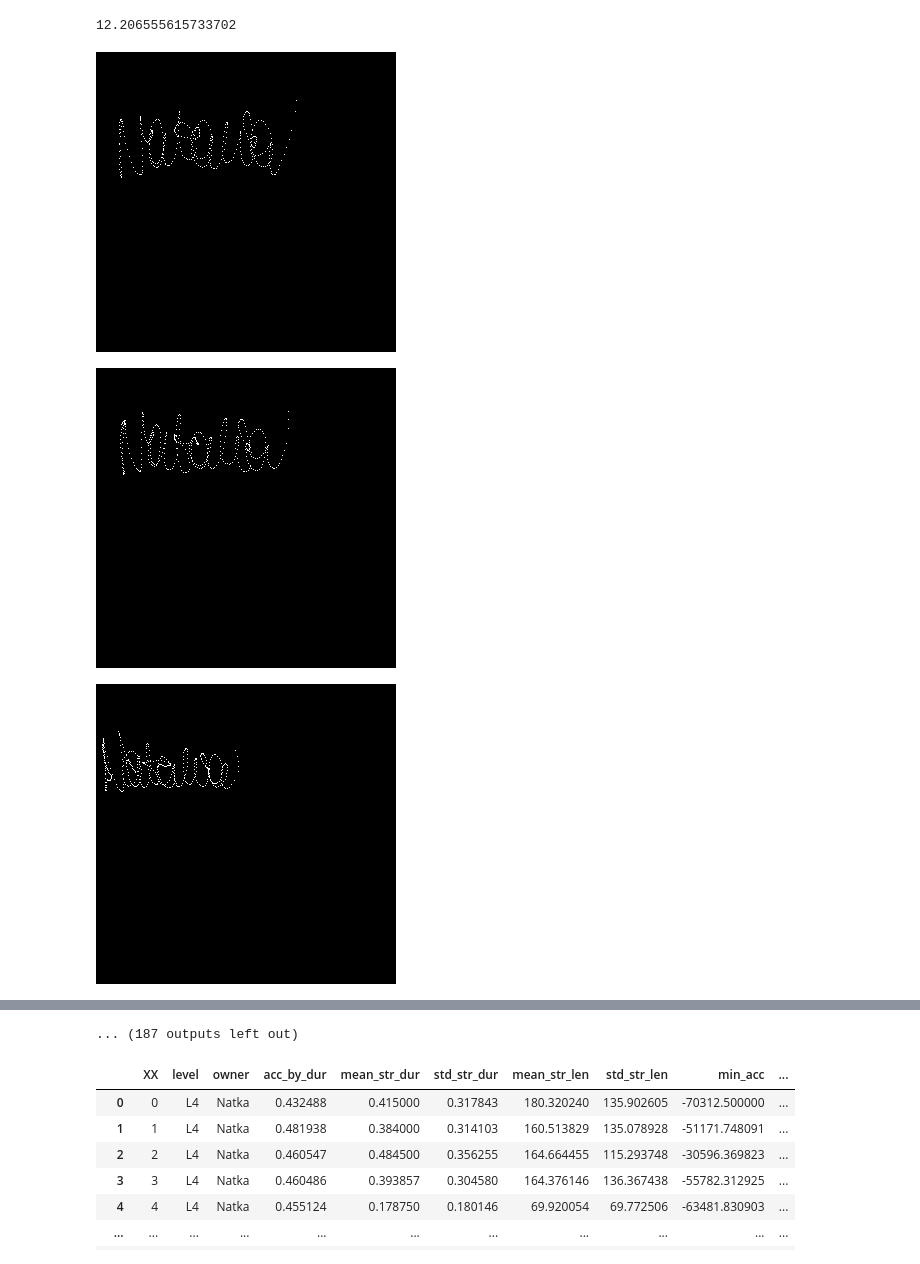
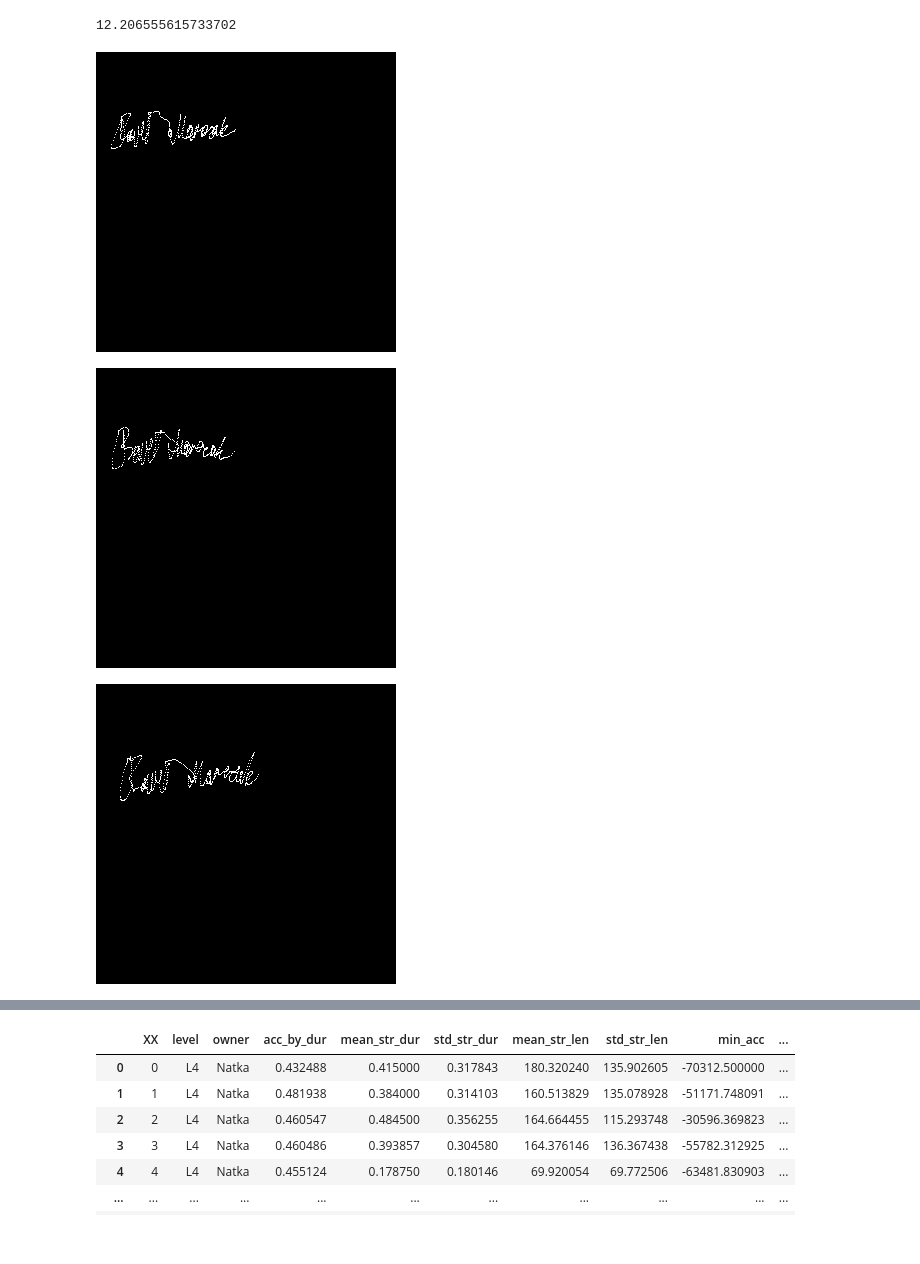
Before and after one commit to morales-cmd/Drinking-influence-on-on-line-handwritten-signature, a Jupyter notebook: Signature_drinking_reasearch.ipynb, the cells around one changed output, grey strips where cells are left out. Cells and saved outputs as stored; diff of their text form; code cells hidden in the pictures.

```diff
--- a/Signature_drinking_reasearch.ipynb
+++ b/Signature_drinking_reasearch.ipynb
@@ -167,12 +167,12 @@ def get_stats(lines):
     a=a.split(", ")
     a=[float(numeric_string) for numeric_string in a]
     points.append(a)
-  vizualization(points)
+  # vizualization(points)
   points_reduced=remove_stationary_points(points)
   points_filtered=remove_noisy_points(points)
   calc_vel_acc(points_reduced)
   calc_dir_change_vel(points_reduced)
-  return [acceleration_by_duration(points_reduced), np.mean(stroke_dur(points_filtered)),np.std(stroke_dur(points_filtered)), np.mean(stroke_len(points_filtered)), np.std(stroke_len(points_filtered)), acceleration_stats(points_reduced)[0],acceleration_stats(points_reduced)[1],acceleration_stats(points_reduced)[2],acceleration_stats(points_reduced)[3],np.mean(average_stroke_press(points_filtered)), np.std(average_stroke_press(points_filtered)),dir_vel_stats(points_reduced)]
+  return points, [acceleration_by_duration(points_reduced), np.mean(stroke_dur(points_filtered)),np.std(stroke_dur(points_filtered)), np.mean(stroke_len(points_filtered)), np.std(stroke_len(points_filtered)), acceleration_stats(points_reduced)[0],acceleration_stats(points_reduced)[1],acceleration_stats(points_reduced)[2],acceleration_stats(points_reduced)[3],np.mean(average_stroke_press(points_filtered)), np.std(average_stroke_press(points_filtered)),dir_vel_stats(points_reduced)]
 
 def read_signature(path):
   with open(path) as f:
@@ -181,17 +181,20 @@ def read_signature(path):
 # %%
 df = pd.DataFrame(columns=['XX','level', 'owner', 'acc_by_dur', 'mean_str_dur','std_str_dur', 'mean_str_len', 'std_str_len', 'min_acc','max_acc','mean_acc','zrc_acc','mean_str_press', 'std_str_press','mean_dir_change_vel'])
 id_num=0
 for user in os.listdir('/content/drive/MyDrive/Alkohol_dane/Dane'):
   for level in os.listdir(f'/content/drive/MyDrive/Alkohol_dane/Dane/{user}'):
     for filename in os.listdir(f'/content/drive/MyDrive/Alkohol_dane/Dane/{user}/{level}'):
       signature=read_signature(f'/content/drive/MyDrive/Alkohol_dane/Dane/{user}/{level}/{filename}')
       # print(img.shape)
-      stats = get_stats(signature)
-      row=[id_num,'L'+str(level),user]+stats
+
+      sig_points, stats = get_stats(signature)
+      if id_num % 10 == 0 and user == 'Pawel':
+        vizualization(sig_points)
+      row = [id_num,'L'+str(level),user] + stats
       s2 = pd.Series(pd.Series(row,name=id_num, index=['XX','level', 'owner', 'acc_by_dur', 'mean_str_dur','std_str_dur', 'mean_str_len', 'std_str_len', 'min_acc','max_acc','mean_acc','zrc_acc','mean_str_press', 'std_str_press','mean_dir_change_vel']))
       df = df.append(s2, ignore_index=False)
       id_num+=1
 # %% [output]
-[figure, old version]
+[figure, new version]
-[figure, old version]
+[figure, new version]
-[figure, old version]
+[figure, new version]
@@ -207,4 +201,3 @@ for user in os.listdir('/content/drive/MyDrive/Alkohol_dane/Dane'):
-... (187 outputs left out)
 # %%
 df
 # %% [output]
```
Also changed, not shown: parts of 1 cell of this notebook.
